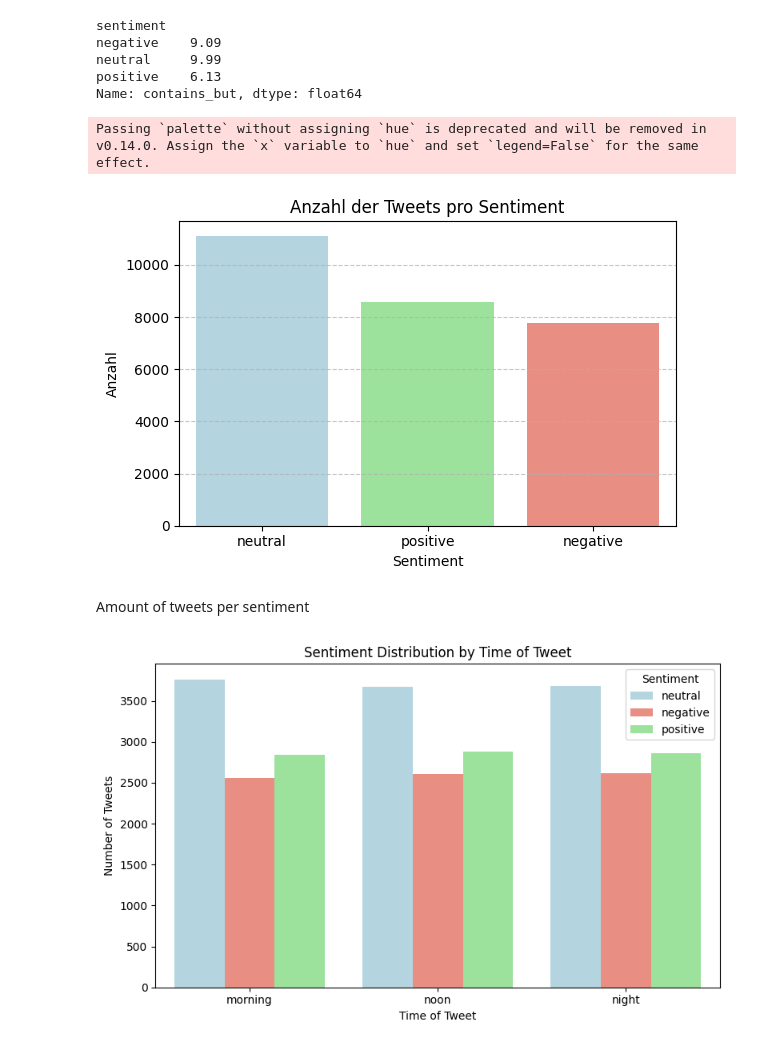
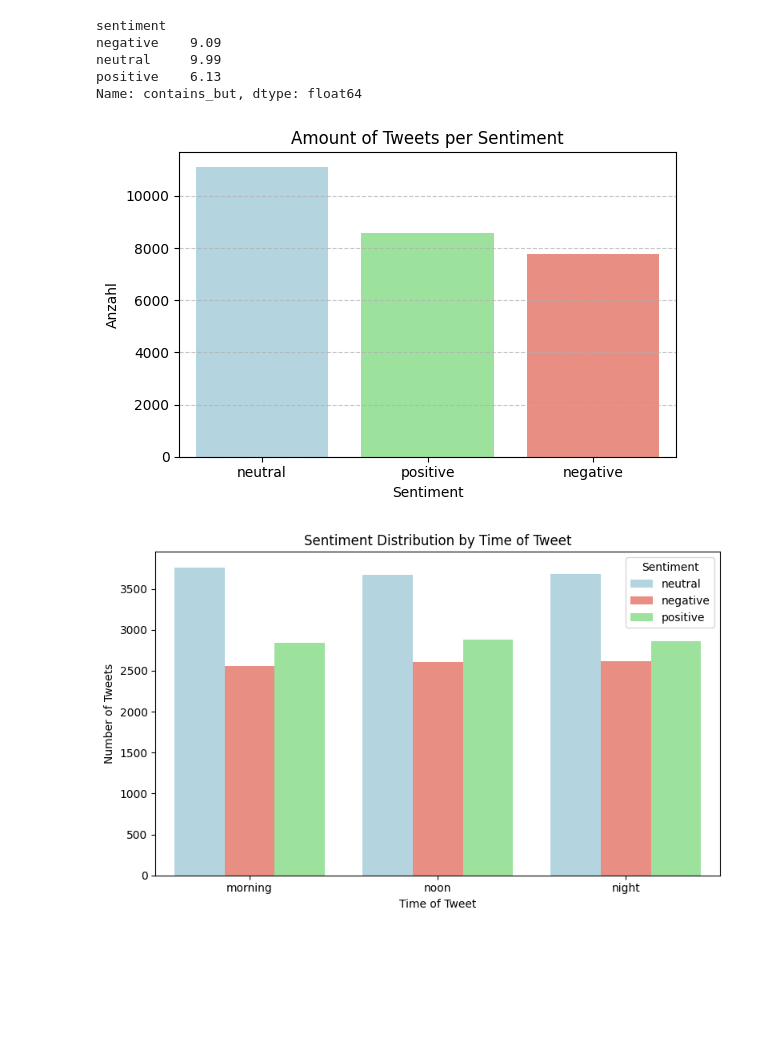
Before and after one commit to DesjardinsRepos/NLP_2025, a Jupyter notebook: 1-insights.ipynb, the cells around one changed output. Drawn from its saved outputs; the diff is of its cells as text; code cells hidden in the pictures; blank space fills up the shorter version.

```diff
--- a/1-insights.ipynb
+++ b/1-insights.ipynb
@@ -572,21 +571,18 @@ Name: contains_but, dtype: float64
 # %%
 import matplotlib.pyplot as plt
 import seaborn as sns
 
 # Plot: Sentiment-Verteilung
 plt.figure(figsize=(6, 4))
-sns.countplot(data=df, x='sentiment', order=df['sentiment'].value_counts().index, palette=custom_colors)
-plt.title('Anzahl der Tweets pro Sentiment')
+sns.countplot(data=df, x='sentiment', order=df['sentiment'].value_counts().index, palette=custom_colors, hue='sentiment')
+plt.title('Amount of Tweets per Sentiment')
 plt.xlabel('Sentiment')
 plt.ylabel('Anzahl')
 plt.grid(axis='y', linestyle='--', alpha=0.7)
 plt.tight_layout()
 plt.show()
 # %% [output]
-Passing `palette` without assigning `hue` is deprecated and will be removed in v0.14.0. Assign the `x` variable to `hue` and set `legend=False` for the same effect.
-[figure, old version]
+[figure, new version]
-# %% [markdown]
-Amount of tweets per sentiment
 # %%
 import seaborn as sns
 import matplotlib.pyplot as plt
```
Also changed, not shown: parts of 8 cells of this notebook, 2 other files.
